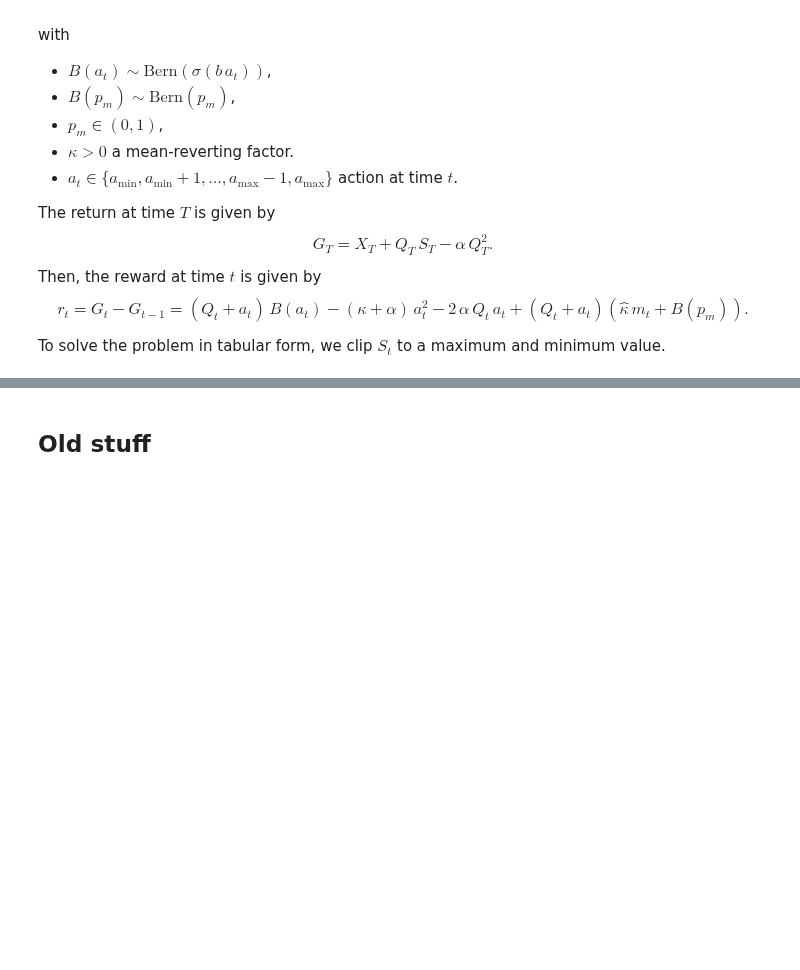
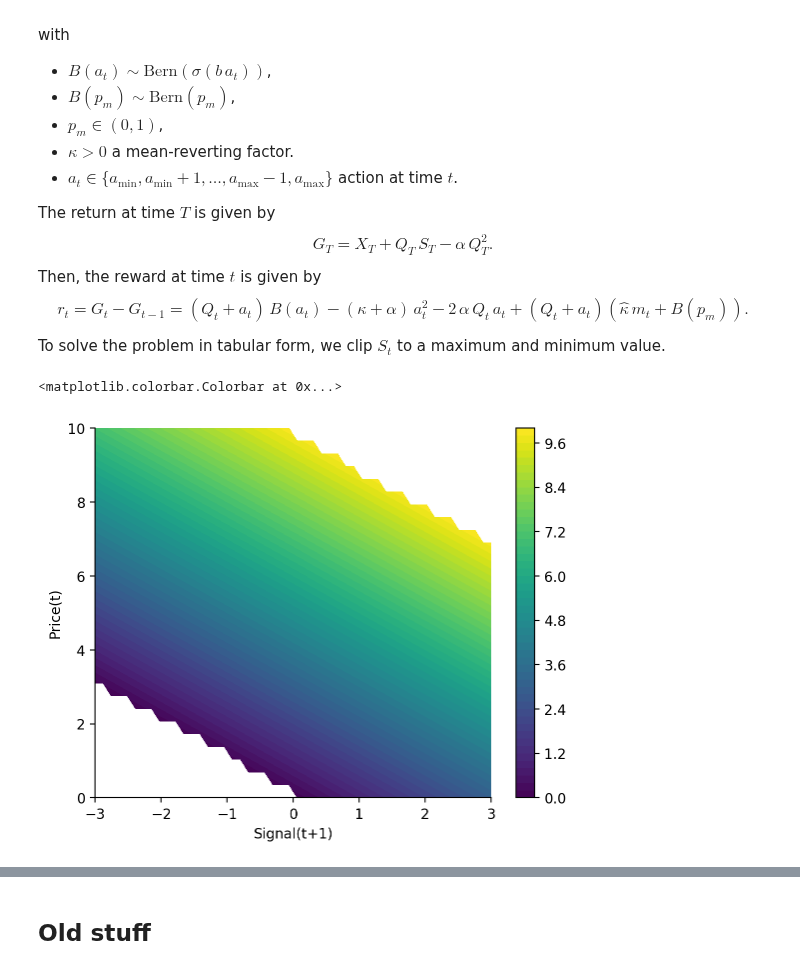
Before and after one commit to sapienzaio/online-ml-finance, a Jupyter notebook: 06-reinforcement-learning/price-impact-signal.ipynb, the cells around one changed output, grey strips where cells are left out. Drawn from its saved outputs; the diff is of its cells as text; code cells hidden in the pictures; blank space fills up the shorter version.

```diff
--- a/06-reinforcement-learning/price-impact-signal.ipynb
+++ b/06-reinforcement-learning/price-impact-signal.ipynb
@@ -50,11 +50,11 @@ $$
 
 To solve the problem in tabular form, we clip $S_t$ to a maximum and minimum value.
 # %%
-MAX_PRICE = 100 # price in [0, MAX_PRICE]
+MAX_PRICE = 10 # price in [0, MAX_PRICE]
 MAX_INVENTORY = 50 # max inventory per side
 MAX_CASH = 50 # max cash per side
 MAX_ACTION = 20 # max buy and sell
 DISCOUNT = 0.9
-MAX_SIGNAL = 5 # max value of signal per side
+MAX_SIGNAL = 3 # max value of signal per side
 # %%
 np.set_printoptions(linewidth=120, precision=4)
@@ -86,0 +61,19 @@ def signal_step_ix(ix, ix_mid, force_signal, reversion_factor, n_bins_signal):
+# %%
+n_bins_signal = 50
+n_bins_price = 30
+bins_signal = np.linspace(-MAX_SIGNAL, MAX_SIGNAL, n_bins_signal)
+bins_price = np.linspace(0, MAX_PRICE, n_bins_price)
+
+lattice_price = (bins_signal[None, :] + bins_price[:, None])
+# bins_price = np.sort(lattice_price.ravel())
+# bins_price = bins_price[(bins_price >= 0) * (bins_price <= MAX_PRICE)]
+
+lattice_price[np.where((lattice_price < 0) | (lattice_price > MAX_PRICE))] = np.nan
+# %%
+plt.contourf(bins_signal, bins_price, lattice_price, levels=50)
+plt.ylabel("Price(t)")
+plt.xlabel("Signal(t+1)")
+plt.colorbar()
+# %% [output]
+<matplotlib.colorbar.Colorbar at 0x...>
+[figure, added]
```
Also changed, not shown: parts of 9 cells of this notebook.
